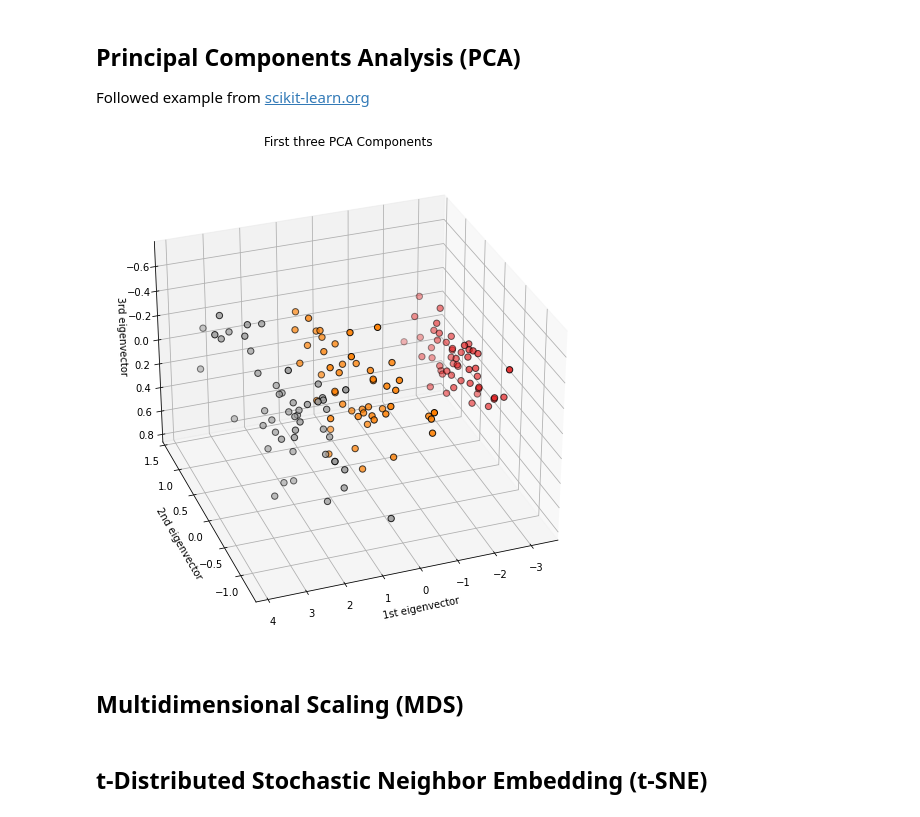
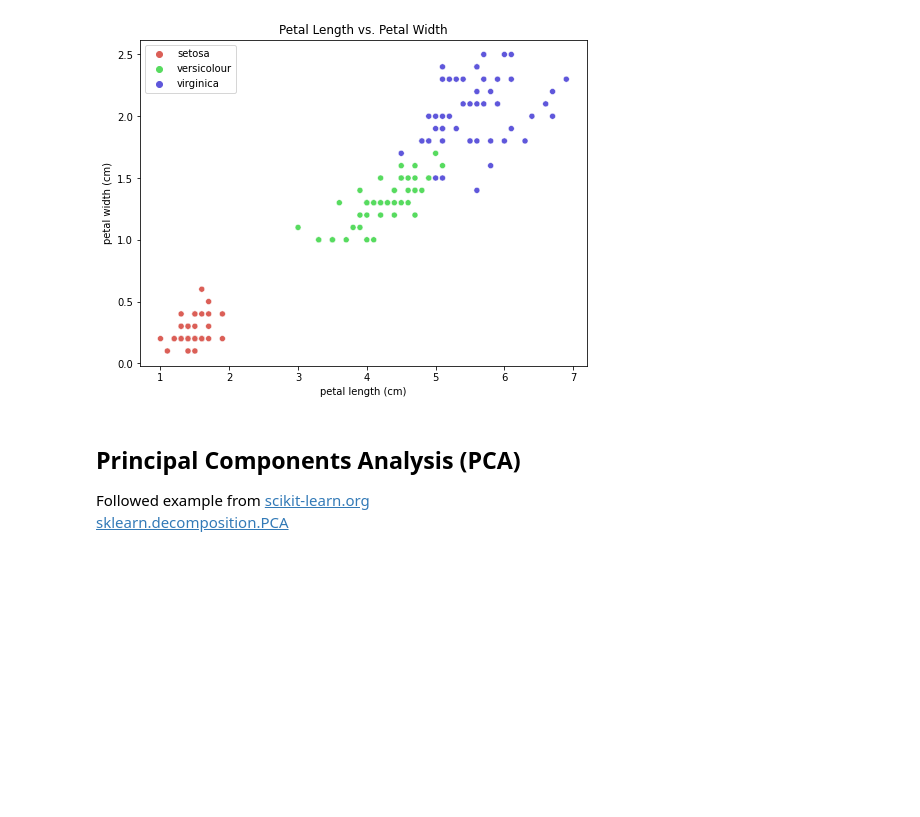
Before and after one commit to mbozada/data-science, a Jupyter notebook: iris.ipynb, the cells around one changed output. Saved outputs shown, nothing was run; the diff lists cells and outputs as text; code cells hidden in the pictures; blank space fills up the shorter version.

Commit message:
Initial Plots Done
PCA, MDS, and t-SNE are done.
Used the examples in Ryan's notes as a start.
Could definitely use a refactor. I see a couple possible functions

```diff
--- a/iris.ipynb
+++ b/iris.ipynb
@@ -25,0 +15,27 @@ sns.scatterplot(data=petal_data)
+# %%
+iris = load_iris()
+X = iris.data
+y = iris.target
+
+df = load_iris(as_frame=True).frame
+
+conditions = [
+    (df['target'] == 0),
+    (df['target'] == 1),
+    (df['target'] == 2),
+]
+
+values = ['setosa', 'versicolour', 'virginica']
+df['target_names'] = np.select(conditions, values)
+
+target_names = df['target_names'].to_list()
+df.head()
+
+# target_names = []
+# for tar in y:
+#     if tar == 0:
+#         target_names.append('setosa')
+#     if tar == 1:
+#         target_names.append('versicolour')
+#     if tar == 2:
+#         target_names.append('virginica')
@@ -26,35 +62,17 @@ sns.scatterplot(data=petal_data)
+# %%
+# Petal Length vs Petal Width
+plt.figure(figsize=[8,6])
+sns.scatterplot(
+    x="petal length (cm)",
+    y="petal width (cm)",
+    hue=df.target_names.tolist(),
+    palette=sns.color_palette("hls", 3),
+    data=df,
+    ).set(title="Petal Length vs. Petal Width")
+plt.show()
+# %% [output]
+[figure, added]
 # %% [markdown]
 ## Principal Components Analysis (PCA)
 Followed example from [scikit-learn.org](https://scikit-learn.org/stable/auto_examples/datasets/plot_iris_dataset.html?highlight=iris)
+[sklearn.decomposition.PCA](https://scikit-learn.org/stable/modules/generated/sklearn.decomposition.PCA.html?highlight=pca#sklearn.decomposition.PCA)
-# %%
-iris = datasets.load_iris()
-X = iris.data
-y = iris.target
-
-X_reduced = PCA(n_components=3).fit_transform(iris.data)
-
-fig = plt.figure(1, figsize=(12,9))
-ax = fig.add_subplot(111, projection="3d", elev=-150, azim=110)
-
-ax.scatter(
-    X_reduced[:, 0],
-    X_reduced[:, 1],
-    X_reduced[:, 2],
-    c=y,
-    cmap=plt.cm.Set1,
-    edgecolor='k',
-    s=40,
-)
-
-ax.set_title("First three PCA Components")
-ax.set_xlabel("1st eigenvector")
-ax.set_ylabel("2nd eigenvector")
-ax.set_zlabel("3rd eigenvector")
-
-plt.show()
-# %% [output]
-[figure, removed]
-# %% [markdown]
-## Multidimensional Scaling (MDS)
-# %% [markdown]
-## t-Distributed Stochastic Neighbor Embedding (t-SNE)
```
Also changed, not shown: parts of 11 cells of this notebook.
